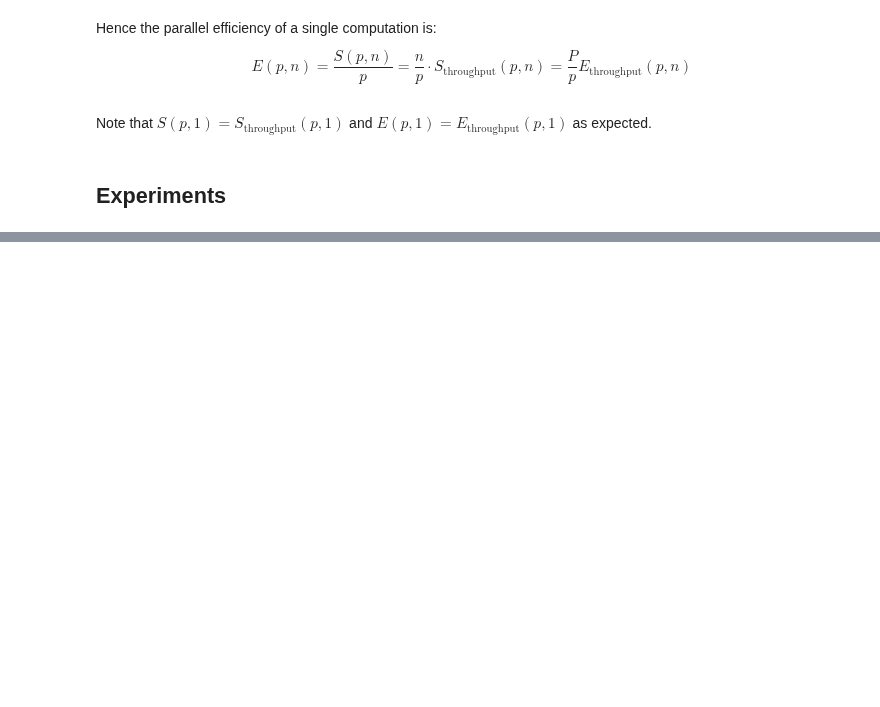
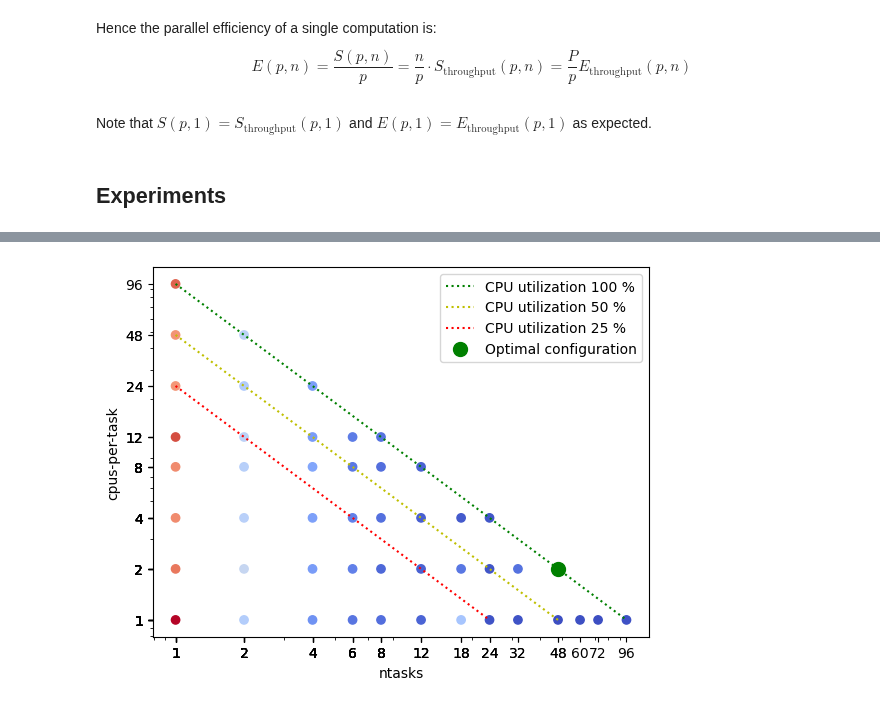
Before and after one commit to gjbex/Best-practices-for-data-science-on-HPC, a Jupyter notebook: source-code/throughput-computing/job_configurations.ipynb, the cells around one changed output, grey strips where cells are left out. Drawn from its saved outputs; the diff is of its cells as text; code cells hidden in the pictures; blank space fills up the shorter version.

```diff
--- a/source-code/throughput-computing/job_configurations.ipynb
+++ b/source-code/throughput-computing/job_configurations.ipynb
@@ -235,0 +198,4 @@ plt.legend();
+# %%
+analyse_benchmark('slurm-job-configurations-R-2000.out', nr_computations=1_000)
+# %% [output]
+[figure, added]
```
Also changed, not shown: parts of 20 cells of this notebook, 3 other files.
